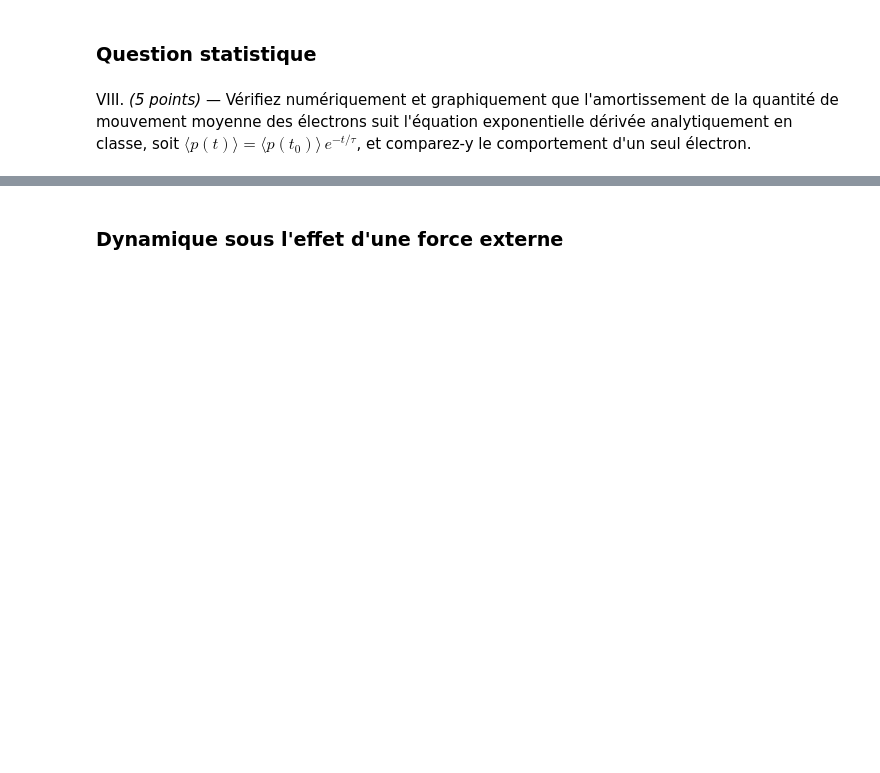
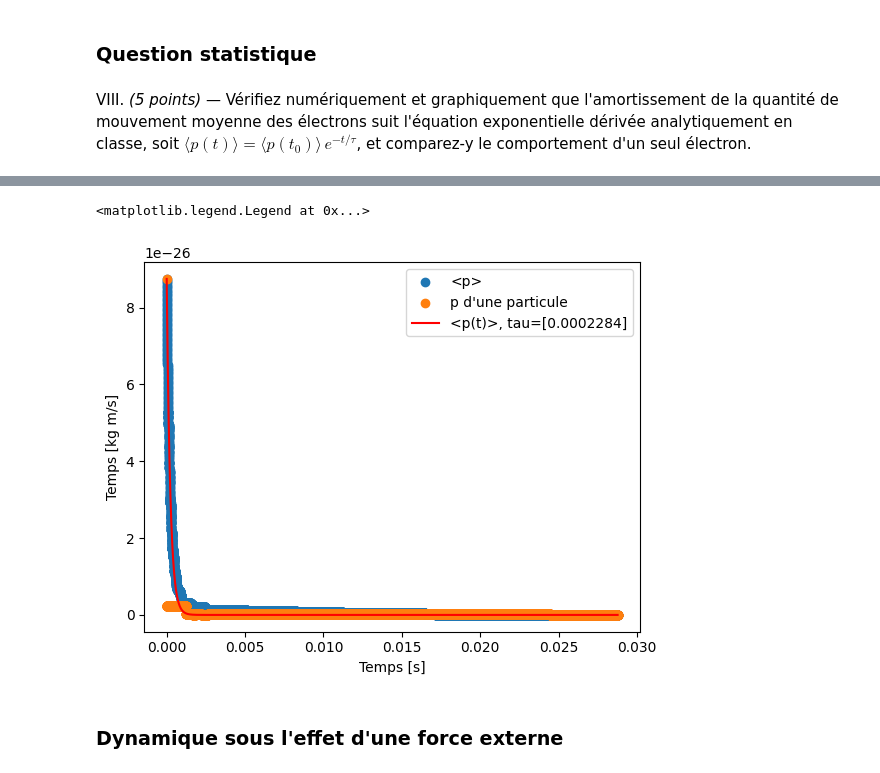
Before and after one commit to craqu/TP1_ES, a Jupyter notebook: DrudeTP_Part2_h25.ipynb, the cells around one changed output, grey strips where cells are left out. Cells and saved outputs as stored; diff of their text form; code cells hidden in the pictures; blank space fills up the shorter version.

```diff
--- a/DrudeTP_Part2_h25.ipynb
+++ b/DrudeTP_Part2_h25.ipynb
@@ -38,0 +30,20 @@ VIII. _(5 points)_ &mdash; Vérifiez numériquement et graphiquement que l'amort
+# %%
+from part2_viii_data import avg_p, particule_a_suivre_p
+import matplotlib.pyplot as plt
+import numpy as np
+from scipy.optimize import curve_fit
+
+def avg_p_analytic(t, tau):
+    return avg_p[0] * np.exp(-t/tau)
+
+x = np.array([i*1e-6 for i in range(len(avg_p))])
+
+(tau_fit), _ = curve_fit(avg_p_analytic, x, avg_p)
+
+plt.scatter(x, avg_p, label="<p>")
+plt.scatter(x, particule_a_suivre_p, label="p d'une particule")
+plt.plot(x, avg_p_analytic(x, tau_fit), color='red', label=f"<p(t)>, tau={tau_fit}")
+plt.xlabel("Temps [s]")
+plt.ylabel("Temps [kg m/s]")
+plt.legend()
+# %% [output]
@@ -39,3 +52,5 @@ VIII. _(5 points)_ &mdash; Vérifiez numériquement et graphiquement que l'amort
+<matplotlib.legend.Legend at 0x...>
+[figure, added]
 # %% [markdown]
 ### Dynamique sous l'effet d'une force externe ###
 # %% [markdown]
```
Also changed, not shown: parts of 5 cells of this notebook, 5 other files.
